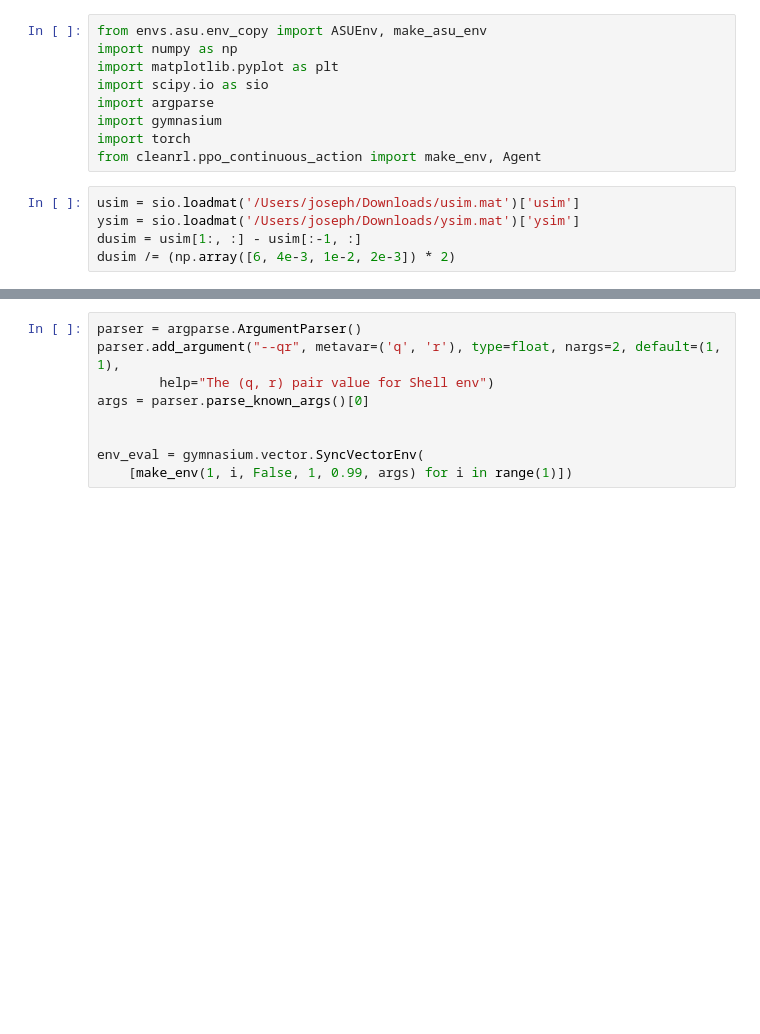
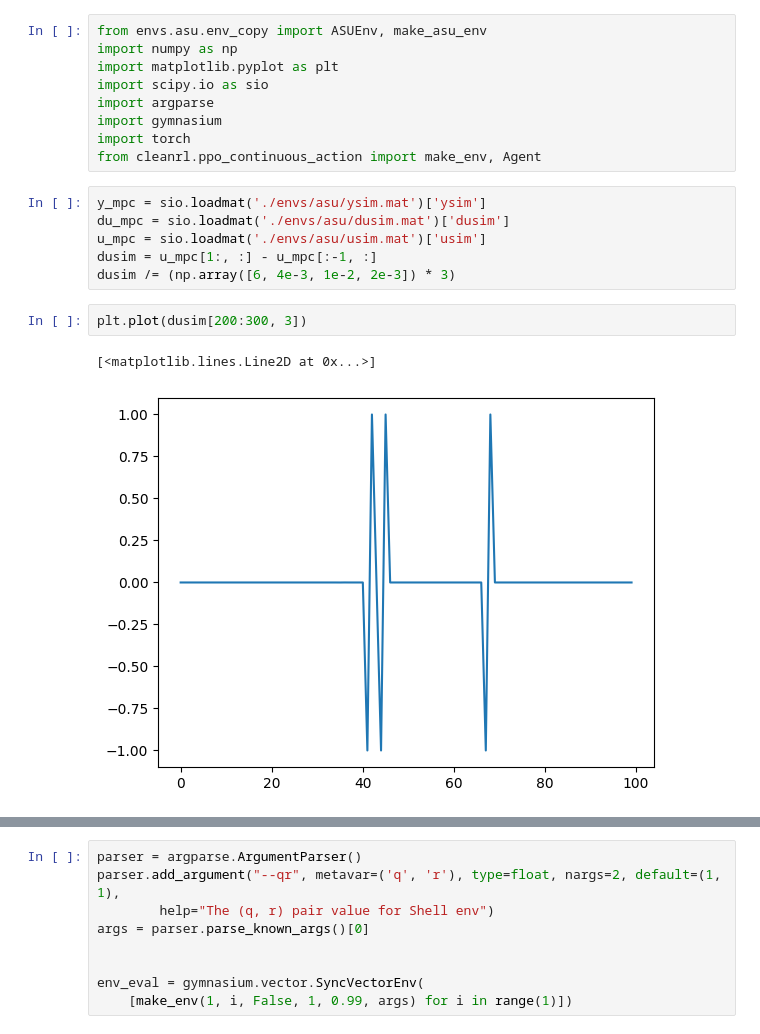
Before and after one commit to qiuruiyu/cleanrl, a Jupyter notebook: asu_test.ipynb, the cells around one changed output, grey strips where cells are left out. Cells and saved outputs as stored; diff of their text form; blank space fills up the shorter version.

```diff
--- a/asu_test.ipynb
+++ b/asu_test.ipynb
@@ -8,8 +8,14 @@ import gymnasium
 import torch
 from cleanrl.ppo_continuous_action import make_env, Agent
 # %%
-usim = sio.loadmat('/Users/joseph/Downloads/usim.mat')['usim']
-ysim = sio.loadmat('/Users/joseph/Downloads/ysim.mat')['ysim']
-dusim = usim[1:, :] - usim[:-1, :]
-dusim /= (np.array([6, 4e-3, 1e-2, 2e-3]) * 2)
+y_mpc = sio.loadmat('./envs/asu/ysim.mat')['ysim']
+du_mpc = sio.loadmat('./envs/asu/dusim.mat')['dusim']
+u_mpc = sio.loadmat('./envs/asu/usim.mat')['usim']
+dusim = u_mpc[1:, :] - u_mpc[:-1, :]
+dusim /= (np.array([6, 4e-3, 1e-2, 2e-3]) * 3)
+# %%
+plt.plot(dusim[200:300, 3])
+# %% [output]
+[<matplotlib.lines.Line2D at 0x...>]
+[figure, added]
 # %%
```
Also changed, not shown: parts of 7 cells of this notebook, 3 other files.
